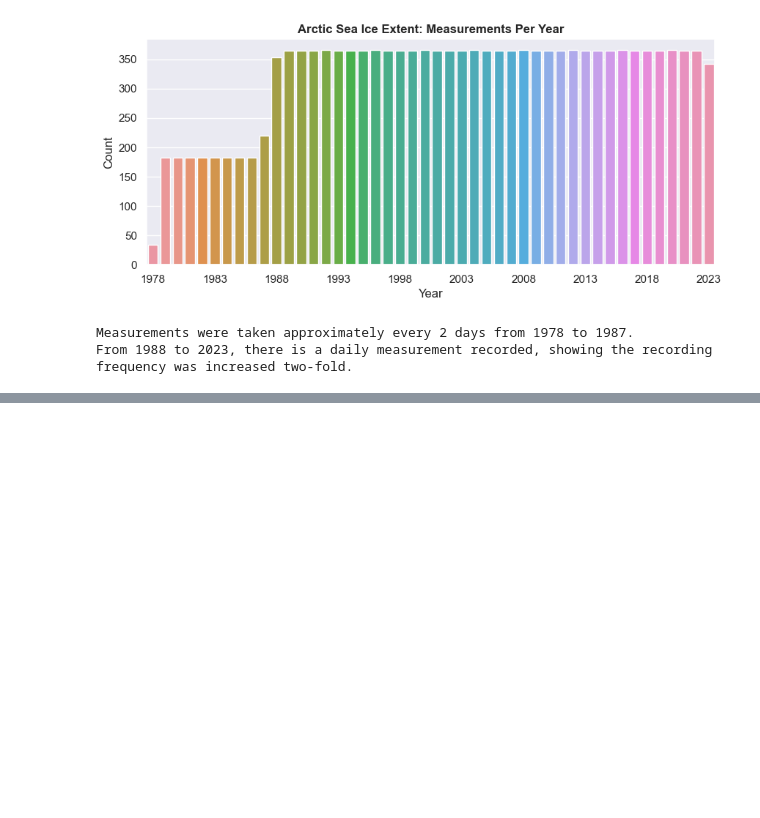
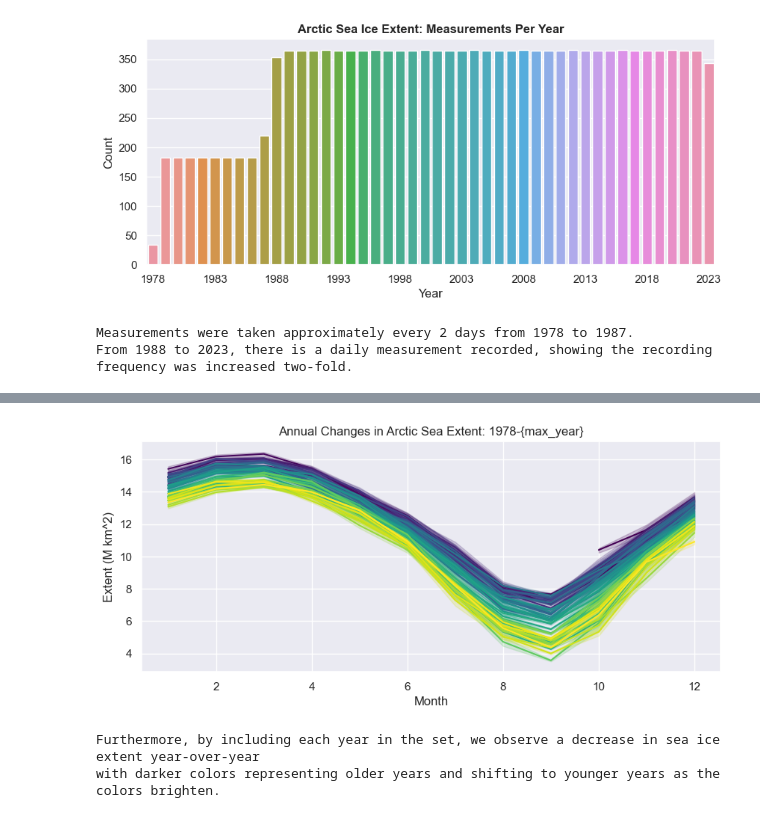
Before and after one commit to giantmagellan/SeaIceForecast, a Jupyter notebook: main.ipynb, the cells around one changed output, grey strips where cells are left out. Saved outputs shown, nothing was run; the diff lists cells and outputs as text; code cells hidden in the pictures; blank space fills up the shorter version.

```diff
--- a/main.ipynb
+++ b/main.ipynb
@@ -45,0 +70,12 @@ The above set is non-stationary as there are clear annual changes in sea ice ext
+# %%
+""" Annual Changes """
+try:
+    annual_changes(df)
+except NameError:
+    print('----------------------')
+    print('df is not defined')
+    print('----------------------')
+# %% [output]
+[figure, added]
+Furthermore, by including each year in the set, we observe a decrease in sea ice extent year-over-year
+with darker colors representing older years and shifting to younger years as the colors brighten.
```
Also changed, not shown: parts of 13 cells of this notebook, 19 other files.
